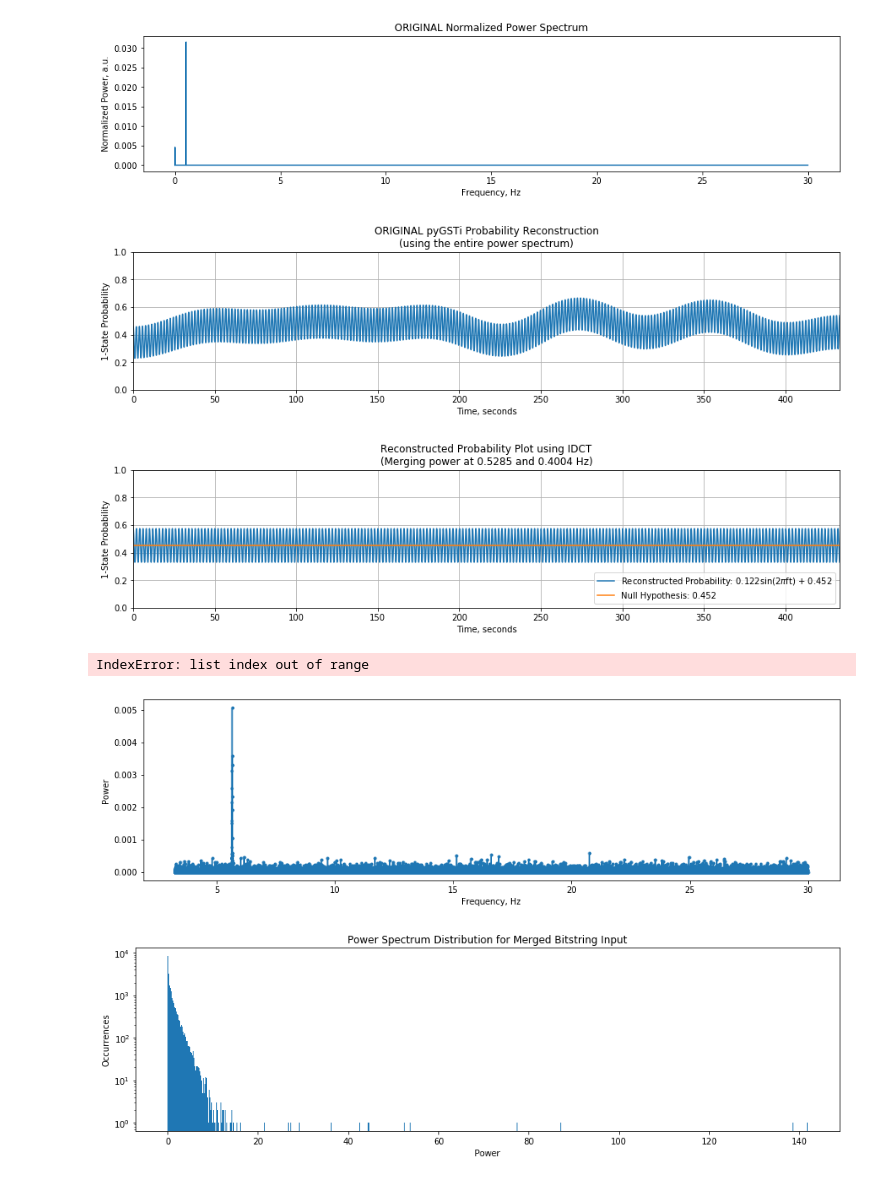
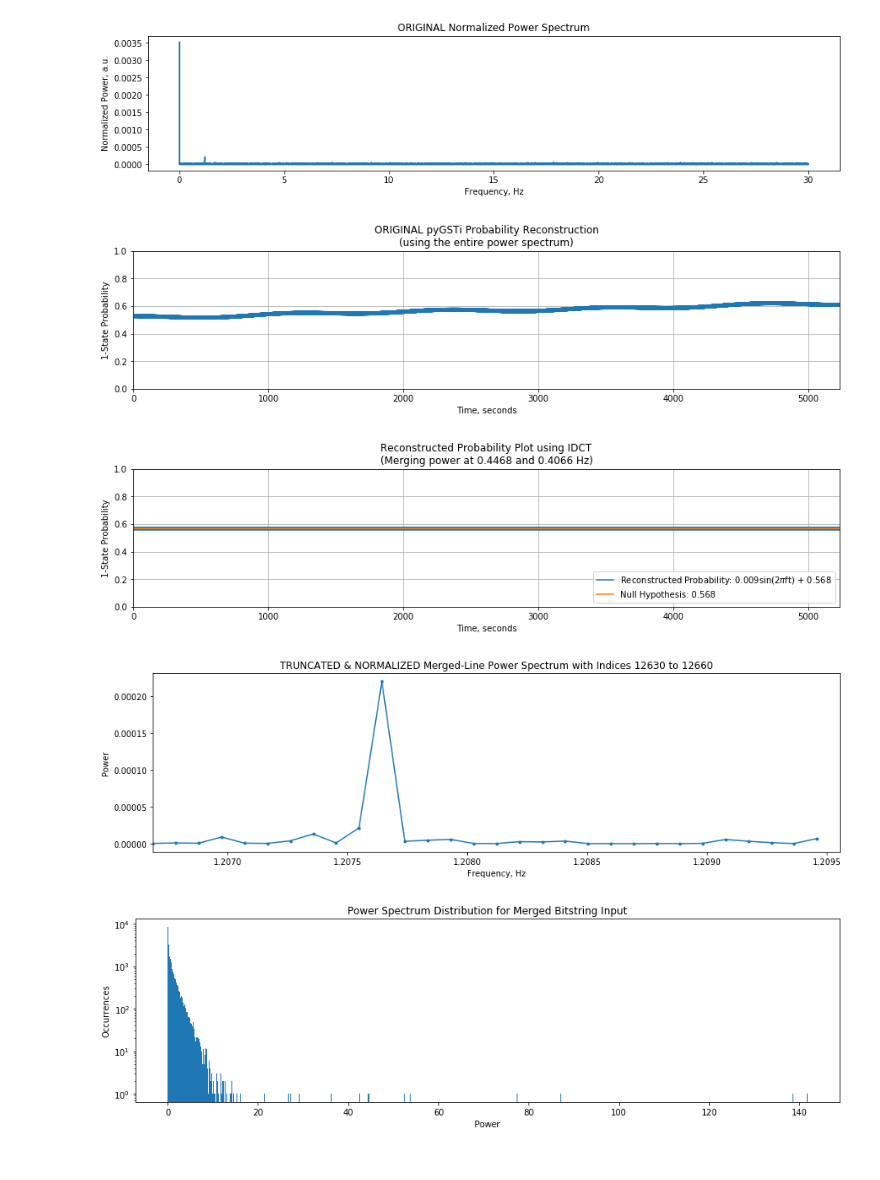
Before and after one commit to garretts-hub/GST_Work, a Jupyter notebook: Drift Analysis with Real Data.ipynb, the cells around one changed output. Cells and saved outputs as stored; diff of their text form; code cells hidden in the pictures.

```diff
--- a/Drift Analysis with Real Data.ipynb
+++ b/Drift Analysis with Real Data.ipynb
@@ -16,8 +16,8 @@ data_option = 3
 #################################################################################################################
 #For reading in experimental data: enter here
 if data_option == 2 or data_option == 3:
-    base = "N:/Programs/Ions Share/Gate-Set Tomography/DriftAnalysis/PrelimData/"
-    name = '2018_08_20/2018_08_20_1033_29_DRIFT' #specify date_folder/txt_file_name
+    base = "N:/Programs/Ions Share/Gate-Set Tomography/DriftAnalysis/"
+    name = '2018_08_27 Gi Data/2018_08_27_1354_31_DRIFT' #specify date_folder/txt_file_name
     file_loc = base + name + ".txt"
     time_per_sample = 1/60 #seconds, only necessary if you're doing the merge lines
     savepath = None
@@ -187,25 +101,24 @@ if reconstruct_p:
                                                                                     plot_original=plot_original,\
                                                                                     plot_results=plot_results)
 # %% [output]
-[figure, old version]
+[figure, new version]
-[figure, old version]
+[figure, new version]
-[figure, old version]
+[figure, new version]
 # %%
 ###################This cell is for truncating data and only seeing certain frequencies
-mindex =3000
-maxdex = 150000#len(frequencies)-1
+mindex = 12630
+maxdex = 12660 #len(frequencies)-1
 
 
 fig = plt.figure(figsize=(15,4))
 plt.plot(frequencies[mindex:maxdex], np.asarray(power_spectrum[mindex:maxdex])/nSamples,ls="solid",marker='.')
 plt.xlabel("Frequency, Hz")
 plt.ylabel("Power")
 plt.xlim((frequencies[mindex], frequencies[maxdex]))
 plt.title("TRUNCATED & NORMALIZED Merged-Line Power Spectrum with Indices {} to {}".format(mindex, maxdex))
 plt.show()
 # %% [output]
-IndexError: list index out of range
-[figure, old version]
+[figure, new version]
 # %%
 ############look at distribution of powers
 plt.figure(figsize=(15,4))
```
Also changed, not shown: parts of 2 cells of this notebook, 2 other files.
